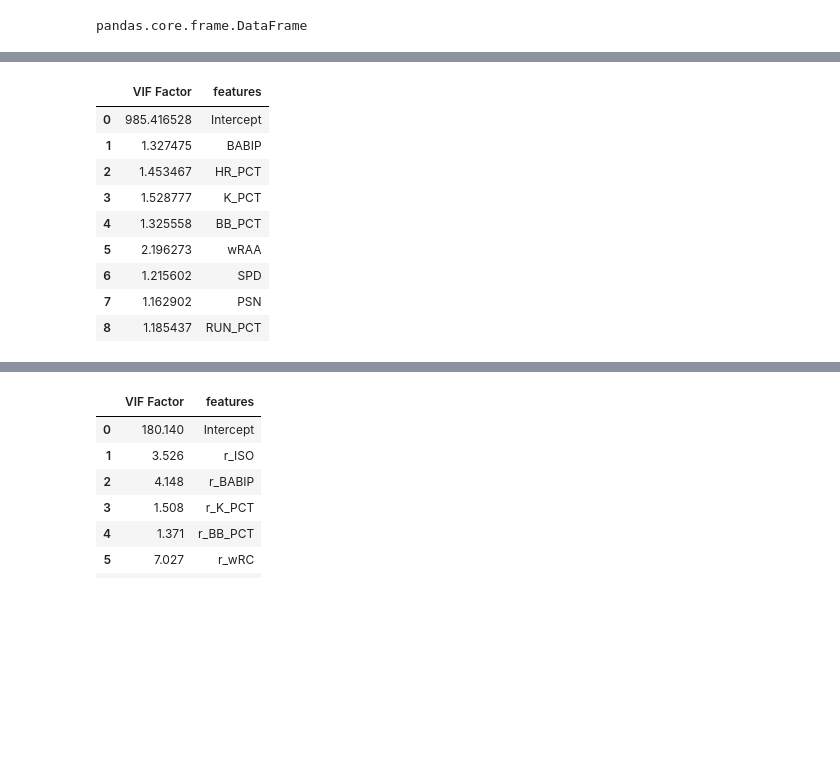
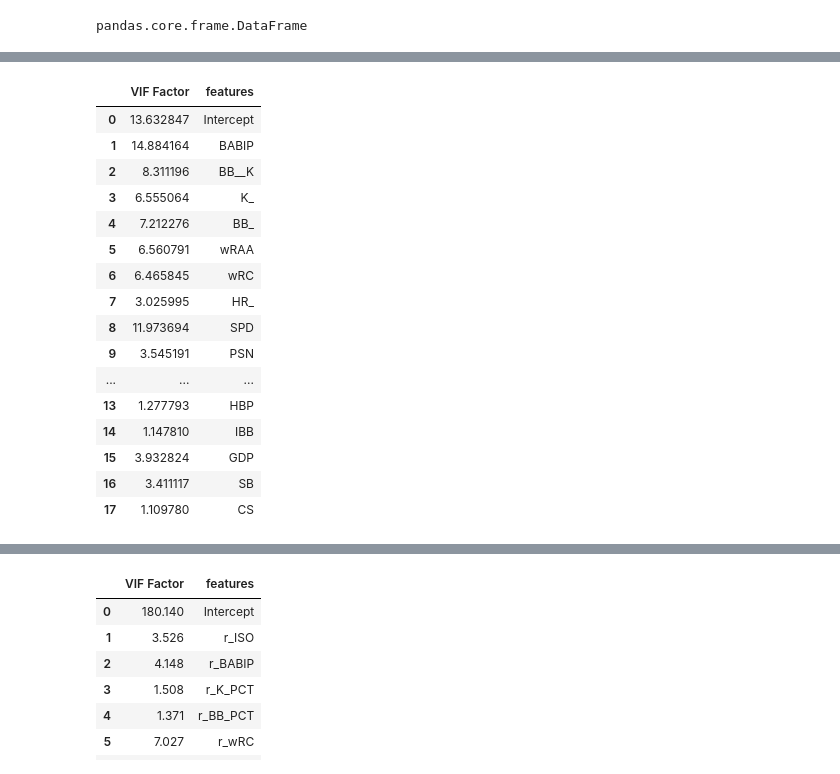
Before and after one commit to CHO-MINJUNG/BigContest2020, a Jupyter notebook: 다중공선성_VIF기법.ipynb, the cells around one changed output, grey strips where cells are left out. Drawn from its saved outputs; the diff is of its cells as text; code cells hidden in the pictures; blank space fills up the shorter version.

```diff
--- a/다중공선성_VIF기법.ipynb
+++ b/다중공선성_VIF기법.ipynb
@@ -15,10 +15,10 @@ Mounted at /content/gdrive
 # %%
 import pandas as pd
 
-address = "./gdrive/My Drive/빅콘테스트2020/AfterMay_DF"
-teamhitter = pd.read_csv(address+"/team_hitter.csv", encoding = "utf-8")
+team = pd.read_csv("./gdrive/My Drive/빅콘테스트2020/2차_최종_최근_상대_팀타자(메트릭스 지표 추출)찐.csv", encoding = "utf-8")
+"""teamhitter = pd.read_csv(address+"/team_hitter.csv", encoding = "utf-8")
 teampitcher = pd.read_csv(address+"/team_pitcher.csv", encoding = "utf-8")
 teamhitter_r = pd.read_csv(address+"/team_hitter_r.csv", encoding = "utf-8")
 teampitcher_r = pd.read_csv(address+"/team_pitcher_r.csv", encoding = "utf-8")
 teamhitter_vs = pd.read_csv(address+"/team_hitter_vs.csv", encoding = "utf-8")
-teampitcher_vs = pd.read_csv(address+"/team_pitcher_vs.csv", encoding = "utf-8")
+teampitcher_vs = pd.read_csv(address+"/team_pitcher_vs.csv", encoding = "utf-8")"""
@@ -37,0 +27,4 @@ Index(['index', 'G_ID', 'GDAY_DS', 'T_ID', 'VS_T_ID', 'HEADER_NO', 'TB_SC ',
+# %%
+team.columns
+
+team = team.drop(labels=('최근평균득점'), axis = 'columns')
@@ -89,25 +95,39 @@ Index(['index', 'G_ID', 'GDAY_DS', 'T_ID', 'VS_T_ID', 'HEADER_NO', 'TB_SC ',
+# %%
+team.columns = ['OBP', 'SLG', 'ops', '타율', 'ISO', 'BABIP',
+       'BB__K', 'K_', 'BB_', 'wOBA', 'wRAA', 'wRC',
+       'HR_', 'GPA', 'RC', 'RC27', 'XR', 'SPD',
+       'SecA', 'PSN', 'PA', 'AB', 'HIT', 'B1B',
+       'B2B', 'B3B', 'BB', 'HR', 'K', 'HBP', 'IBB',
+       'GDP', 'SB', 'CS', '평균득점']
 # %%
 import numpy as np
 import seaborn as sns
 from patsy import dmatrices
 import statsmodels.api as sm;
 from statsmodels.stats.outliers_influence import variance_inflation_factor
 %matplotlib inline
 
-Y, X= dmatrices('RUN~BABIP+HR_PCT+K_PCT+BB_PCT+wRAA+SPD+PSN+RUN_PCT', teamhitter, return_type = 'dataframe')
+Y, X= dmatrices('평균득점~BABIP+BB__K+K_+BB_+wRAA+wRC+HR_+SPD+PSN+AB+B2B+B3B+HBP+IBB+GDP+SB+CS', team, return_type = 'dataframe')
 
 vif = pd.DataFrame()
 vif["VIF Factor"] = [variance_inflation_factor(X.values, i) for i in range(X.shape[1])]
 vif["features"] = X.columns
-vif["feau"]
+vif
 # %% [output]
 |  | VIF Factor | features |
-| 0 | 985.416528 | Intercept |
-| 1 | 1.327475 | BABIP |
-| 2 | 1.453467 | HR_PCT |
-| 3 | 1.528777 | K_PCT |
-| 4 | 1.325558 | BB_PCT |
-| 5 | 2.196273 | wRAA |
-| 6 | 1.215602 | SPD |
-| 7 | 1.162902 | PSN |
-| 8 | 1.185437 | RUN_PCT |
+| 0 | 13.632847 | Intercept |
+| 1 | 14.884164 | BABIP |
+| 2 | 8.311196 | BB__K |
+| 3 | 6.555064 | K_ |
+| 4 | 7.212276 | BB_ |
+| 5 | 6.560791 | wRAA |
+| 6 | 6.465845 | wRC |
+| 7 | 3.025995 | HR_ |
+| 8 | 11.973694 | SPD |
+| 9 | 3.545191 | PSN |
+| ... | ... | ... |
+| 13 | 1.277793 | HBP |
+| 14 | 1.147810 | IBB |
+| 15 | 3.932824 | GDP |
+| 16 | 3.411117 | SB |
+| 17 | 1.109780 | CS |
```
Also changed, not shown: parts of 7 cells of this notebook.
